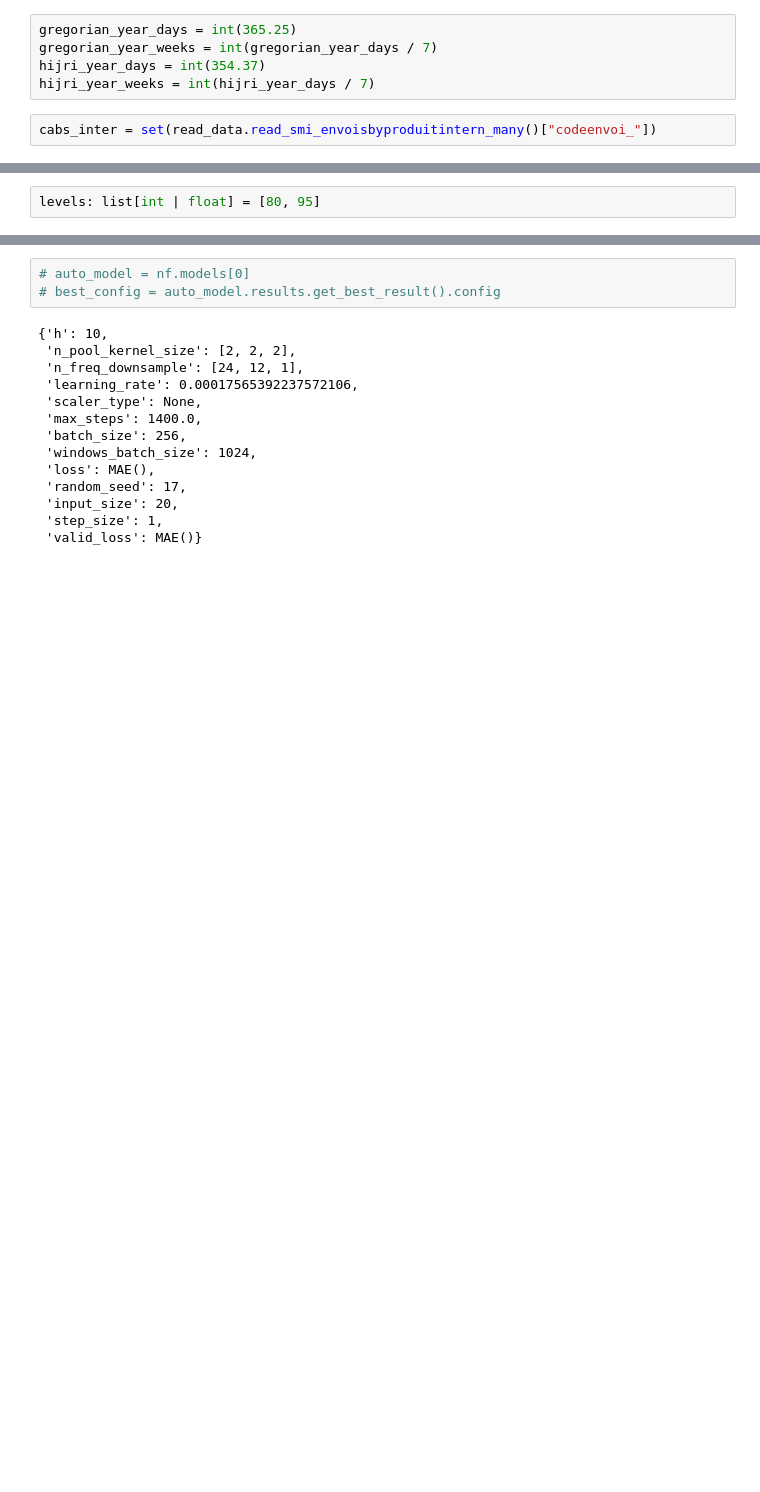
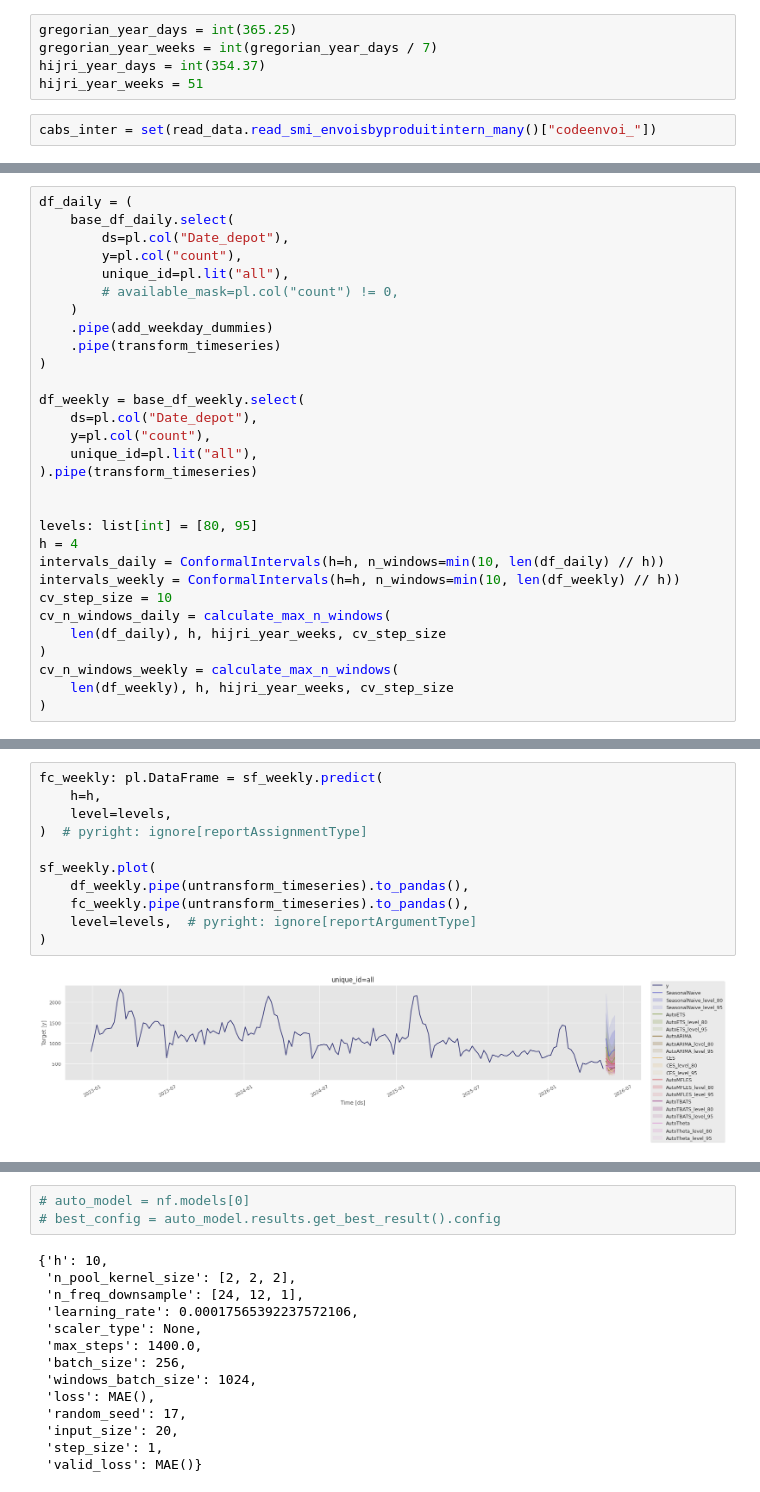
Before and after one commit to YounesMlik/barid_internship, a Jupyter notebook: notebooks/forecasting_demand_inter.ipynb, the cells around one changed output, grey strips where cells are left out. Drawn from its saved outputs; the diff is of its cells as text; blank space fills up the shorter version.

```diff
--- a/notebooks/forecasting_demand_inter.ipynb
+++ b/notebooks/forecasting_demand_inter.ipynb
@@ -156,7 +145,7 @@ def complete_operations(
 gregorian_year_days = int(365.25)
 gregorian_year_weeks = int(gregorian_year_days / 7)
 hijri_year_days = int(354.37)
-hijri_year_weeks = int(hijri_year_days / 7)
+hijri_year_weeks = 51
 # %%
 cabs_inter = set(read_data.read_smi_envoisbyproduitintern_many()["codeenvoi_"])
 # %%
@@ -333,2 +271,30 @@ chart
 # %%
-levels: list[int | float] = [80, 95]
+df_daily = (
+    base_df_daily.select(
+        ds=pl.col("Date_depot"),
+        y=pl.col("count"),
+        unique_id=pl.lit("all"),
+        # available_mask=pl.col("count") != 0,
+    )
+    .pipe(add_weekday_dummies)
+    .pipe(transform_timeseries)
+)
+
+df_weekly = base_df_weekly.select(
+    ds=pl.col("Date_depot"),
+    y=pl.col("count"),
+    unique_id=pl.lit("all"),
+).pipe(transform_timeseries)
+
+
+levels: list[int] = [80, 95]
+h = 4
+intervals_daily = ConformalIntervals(h=h, n_windows=min(10, len(df_daily) // h))
+intervals_weekly = ConformalIntervals(h=h, n_windows=min(10, len(df_weekly) // h))
+cv_step_size = 10
+cv_n_windows_daily = calculate_max_n_windows(
+    len(df_daily), h, hijri_year_weeks, cv_step_size
+)
+cv_n_windows_weekly = calculate_max_n_windows(
+    len(df_weekly), h, hijri_year_weeks, cv_step_size
+)
@@ -428,0 +397,13 @@ IndexError: index 1 is out of bounds for axis 0 with size 1
+# %%
+fc_weekly: pl.DataFrame = sf_weekly.predict(
+    h=h,
+    level=levels,
+)  # pyright: ignore[reportAssignmentType]
+
+sf_weekly.plot(
+    df_weekly.pipe(untransform_timeseries).to_pandas(),
+    fc_weekly.pipe(untransform_timeseries).to_pandas(),
+    level=levels,  # pyright: ignore[reportArgumentType]
+)
+# %% [output]
+[figure, added]
```
Also changed, not shown: parts of 30 cells of this notebook, 5 other files.
